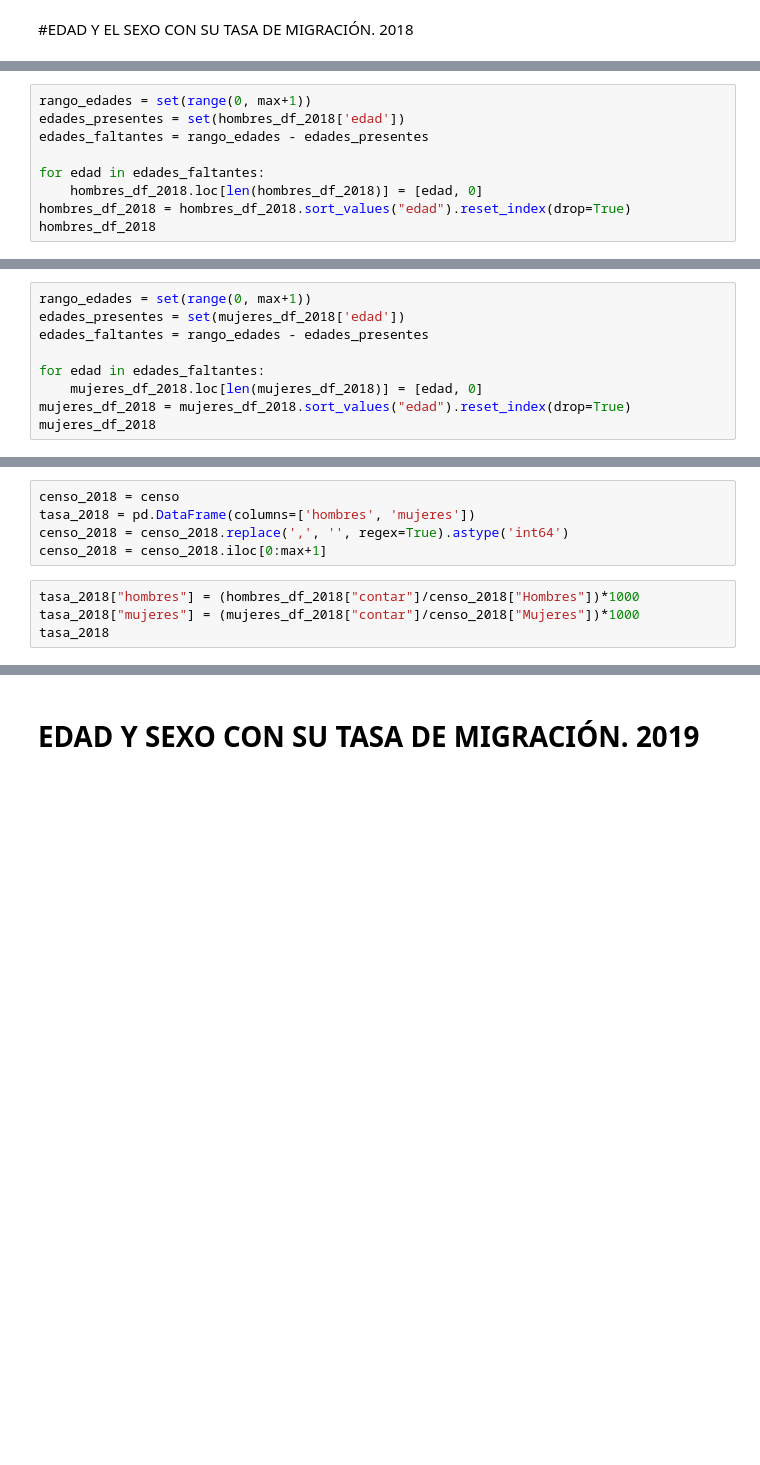
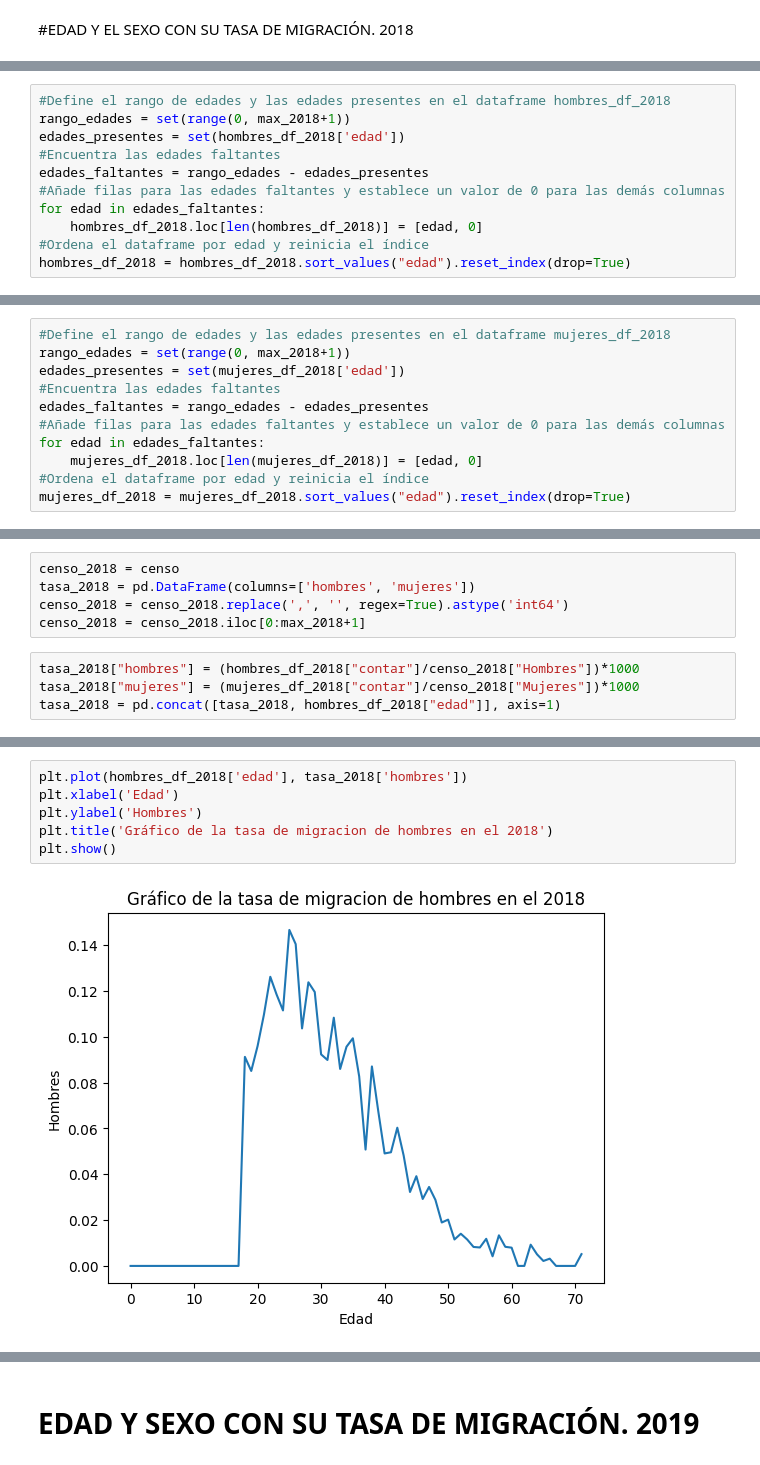
Before and after one commit to ErickNicolasP/ASE, a Jupyter notebook: proyecto_ASE.ipynb, the cells around one changed output, grey strips where cells are left out. Cells and saved outputs as stored; diff of their text form; blank space fills up the shorter version.

```diff
--- a/proyecto_ASE.ipynb
+++ b/proyecto_ASE.ipynb
@@ -65,9 +74,11 @@ else:
 # %%
-rango_edades = set(range(0, max+1))
+#Define el rango de edades y las edades presentes en el dataframe hombres_df_2018
+rango_edades = set(range(0, max_2018+1))
 edades_presentes = set(hombres_df_2018['edad'])
+#Encuentra las edades faltantes
 edades_faltantes = rango_edades - edades_presentes
-
+#Añade filas para las edades faltantes y establece un valor de 0 para las demás columnas
 for edad in edades_faltantes:
     hombres_df_2018.loc[len(hombres_df_2018)] = [edad, 0]
+#Ordena el dataframe por edad y reinicia el índice
 hombres_df_2018 = hombres_df_2018.sort_values("edad").reset_index(drop=True)
-hombres_df_2018
@@ -88,9 +85,11 @@ hombres_df_2018
 # %%
-rango_edades = set(range(0, max+1))
+#Define el rango de edades y las edades presentes en el dataframe mujeres_df_2018
+rango_edades = set(range(0, max_2018+1))
 edades_presentes = set(mujeres_df_2018['edad'])
+#Encuentra las edades faltantes
 edades_faltantes = rango_edades - edades_presentes
-
+#Añade filas para las edades faltantes y establece un valor de 0 para las demás columnas
 for edad in edades_faltantes:
     mujeres_df_2018.loc[len(mujeres_df_2018)] = [edad, 0]
+#Ordena el dataframe por edad y reinicia el índice
 mujeres_df_2018 = mujeres_df_2018.sort_values("edad").reset_index(drop=True)
-mujeres_df_2018
@@ -112,8 +97,8 @@ mujeres_df_2018
 censo_2018 = censo
 tasa_2018 = pd.DataFrame(columns=['hombres', 'mujeres'])
 censo_2018 = censo_2018.replace(',', '', regex=True).astype('int64')
-censo_2018 = censo_2018.iloc[0:max+1]
+censo_2018 = censo_2018.iloc[0:max_2018+1]
 # %%
 tasa_2018["hombres"] = (hombres_df_2018["contar"]/censo_2018["Hombres"])*1000
 tasa_2018["mujeres"] = (mujeres_df_2018["contar"]/censo_2018["Mujeres"])*1000
-tasa_2018
+tasa_2018 = pd.concat([tasa_2018, hombres_df_2018["edad"]], axis=1)
@@ -133,0 +105,8 @@ tasa_2018
+# %%
+plt.plot(hombres_df_2018['edad'], tasa_2018['hombres'])
+plt.xlabel('Edad')
+plt.ylabel('Hombres')
+plt.title('Gráfico de la tasa de migracion de hombres en el 2018')
+plt.show()
+# %% [output]
+[figure, added]
```
Also changed, not shown: parts of 46 cells of this notebook.
